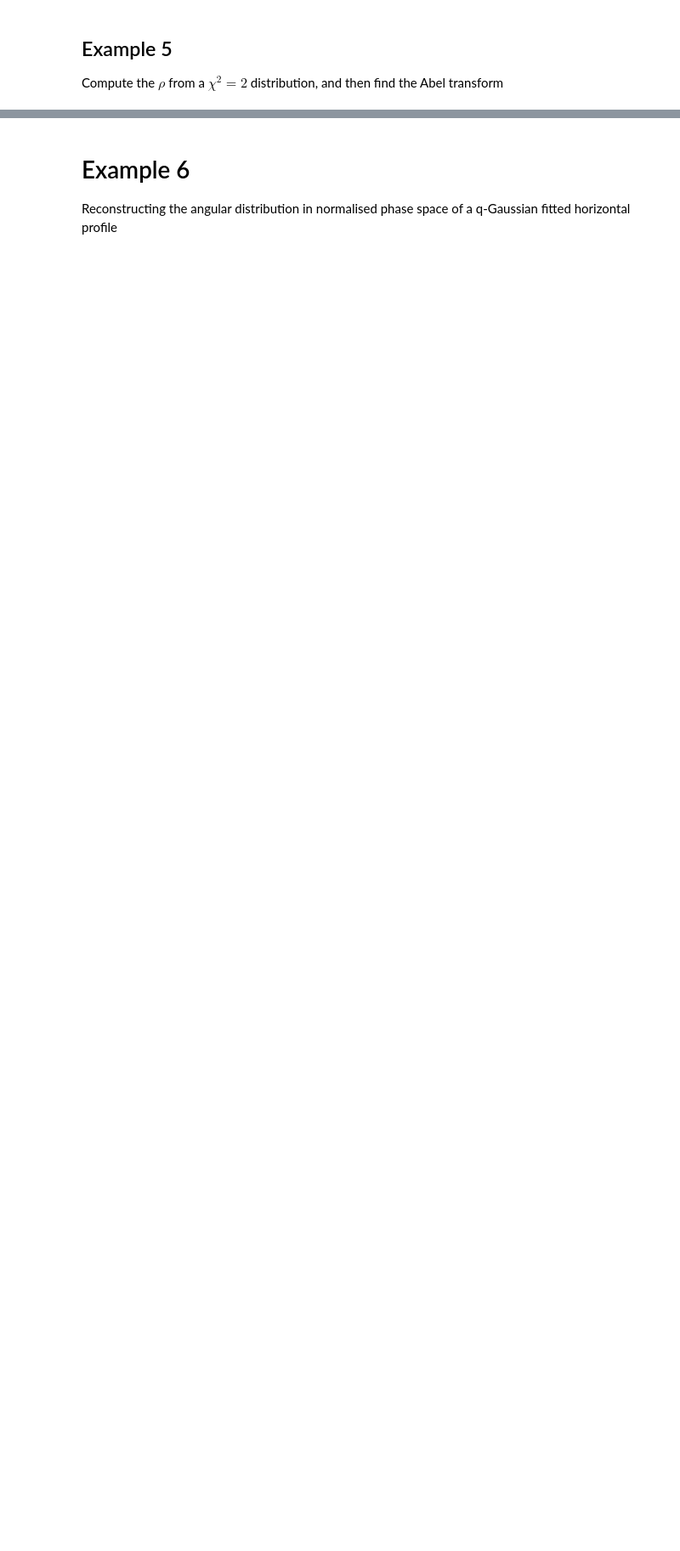
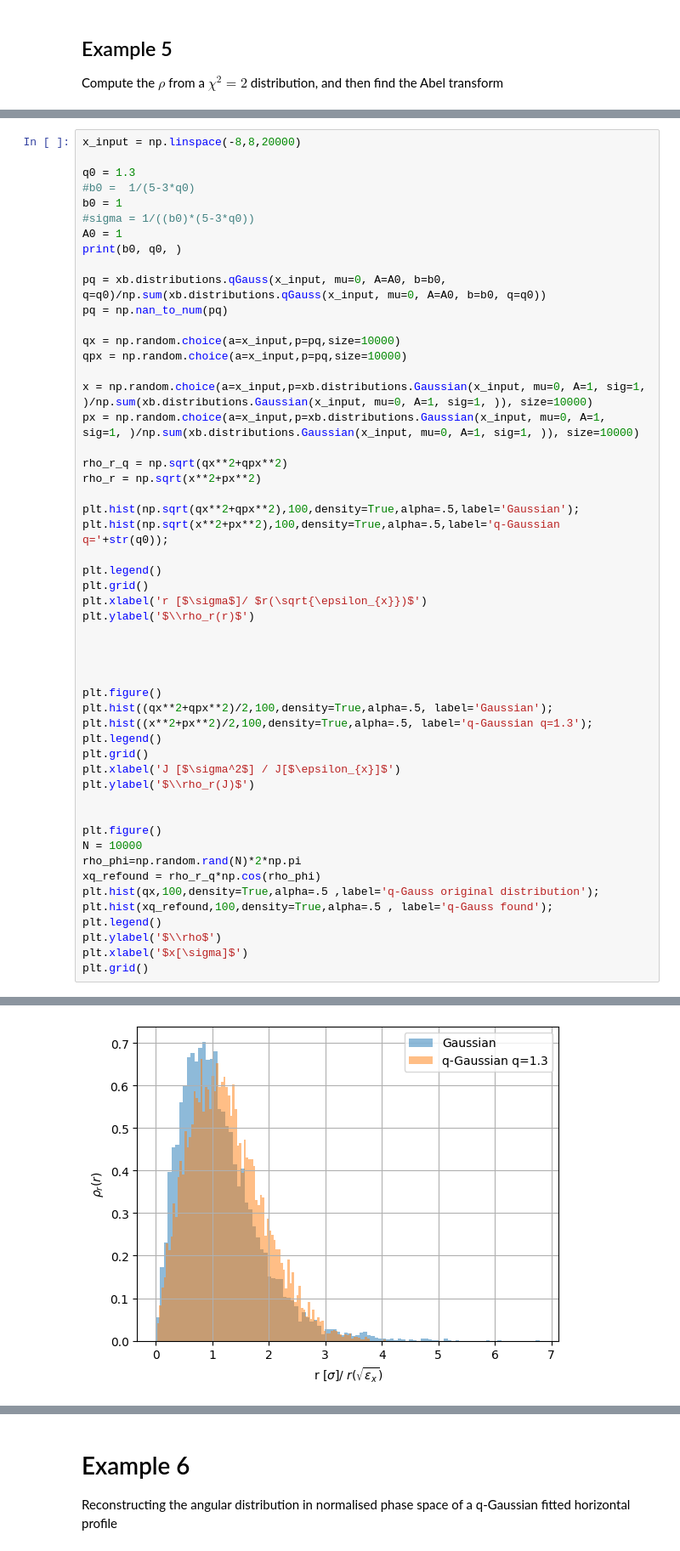
Before and after one commit to ElleanorLamb/xsuite_functions, a Jupyter notebook: Examples/abel_density.ipynb, the cells around one changed output, grey strips where cells are left out. Shown at 85% size. Drawn from its saved outputs; the diff is of its cells as text; blank space fills up the shorter version.

```diff
--- a/Examples/abel_density.ipynb
+++ b/Examples/abel_density.ipynb
@@ -228,0 +174,53 @@ df.head()
+# %%
+x_input = np.linspace(-8,8,20000)
+
+q0 = 1.3
+#b0 =  1/(5-3*q0)
+b0 = 1
+#sigma = 1/((b0)*(5-3*q0))
+A0 = 1
+print(b0, q0, )
+
+pq = xb.distributions.qGauss(x_input, mu=0, A=A0, b=b0, q=q0)/np.sum(xb.distributions.qGauss(x_input, mu=0, A=A0, b=b0, q=q0))
+pq = np.nan_to_num(pq)
+
+qx = np.random.choice(a=x_input,p=pq,size=10000)
+qpx = np.random.choice(a=x_input,p=pq,size=10000)
+
+x = np.random.choice(a=x_input,p=xb.distributions.Gaussian(x_input, mu=0, A=1, sig=1, )/np.sum(xb.distributions.Gaussian(x_input, mu=0, A=1, sig=1, )), size=10000)
+px = np.random.choice(a=x_input,p=xb.distributions.Gaussian(x_input, mu=0, A=1, sig=1, )/np.sum(xb.distributions.Gaussian(x_input, mu=0, A=1, sig=1, )), size=10000)
+
+rho_r_q = np.sqrt(qx**2+qpx**2)
+rho_r = np.sqrt(x**2+px**2)
+
+plt.hist(np.sqrt(qx**2+qpx**2),100,density=True,alpha=.5,label='Gaussian');
+plt.hist(np.sqrt(x**2+px**2),100,density=True,alpha=.5,label='q-Gaussian q='+str(q0));
+
+plt.legend()
+plt.grid()
+plt.xlabel('r [$\sigma$]/ $r(\sqrt{\epsilon_{x}})$')
+plt.ylabel('$\\rho_r(r)$')
+
+
+
+
+plt.figure()
+plt.hist((qx**2+qpx**2)/2,100,density=True,alpha=.5, label='Gaussian');
+plt.hist((x**2+px**2)/2,100,density=True,alpha=.5, label='q-Gaussian q=1.3');
+plt.legend()
+plt.grid()
+plt.xlabel('J [$\sigma^2$] / J[$\epsilon_{x}]$')
+plt.ylabel('$\\rho_r(J)$')
+
+
+plt.figure()
+N = 10000
+rho_phi=np.random.rand(N)*2*np.pi
+xq_refound = rho_r_q*np.cos(rho_phi)
+plt.hist(qx,100,density=True,alpha=.5 ,label='q-Gauss original distribution');
+plt.hist(xq_refound,100,density=True,alpha=.5 , label='q-Gauss found');
+plt.legend()
+plt.ylabel('$\\rho$')
+plt.xlabel('$x[\sigma]$')
+plt.grid()
+# %% [output]
@@ -228,0 +228 @@ df.head()
+[figure, added]
```
Also changed, not shown: parts of 18 cells of this notebook, 1 other file.
